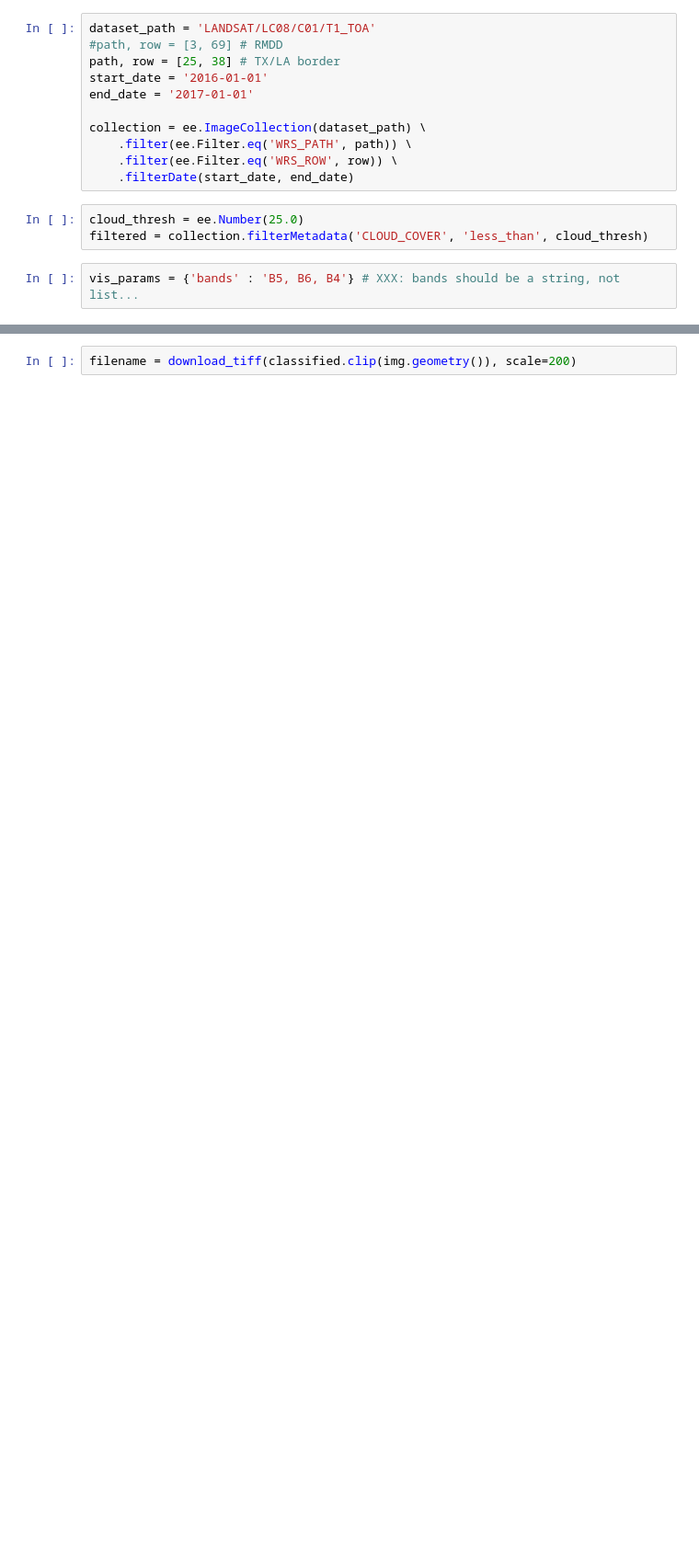
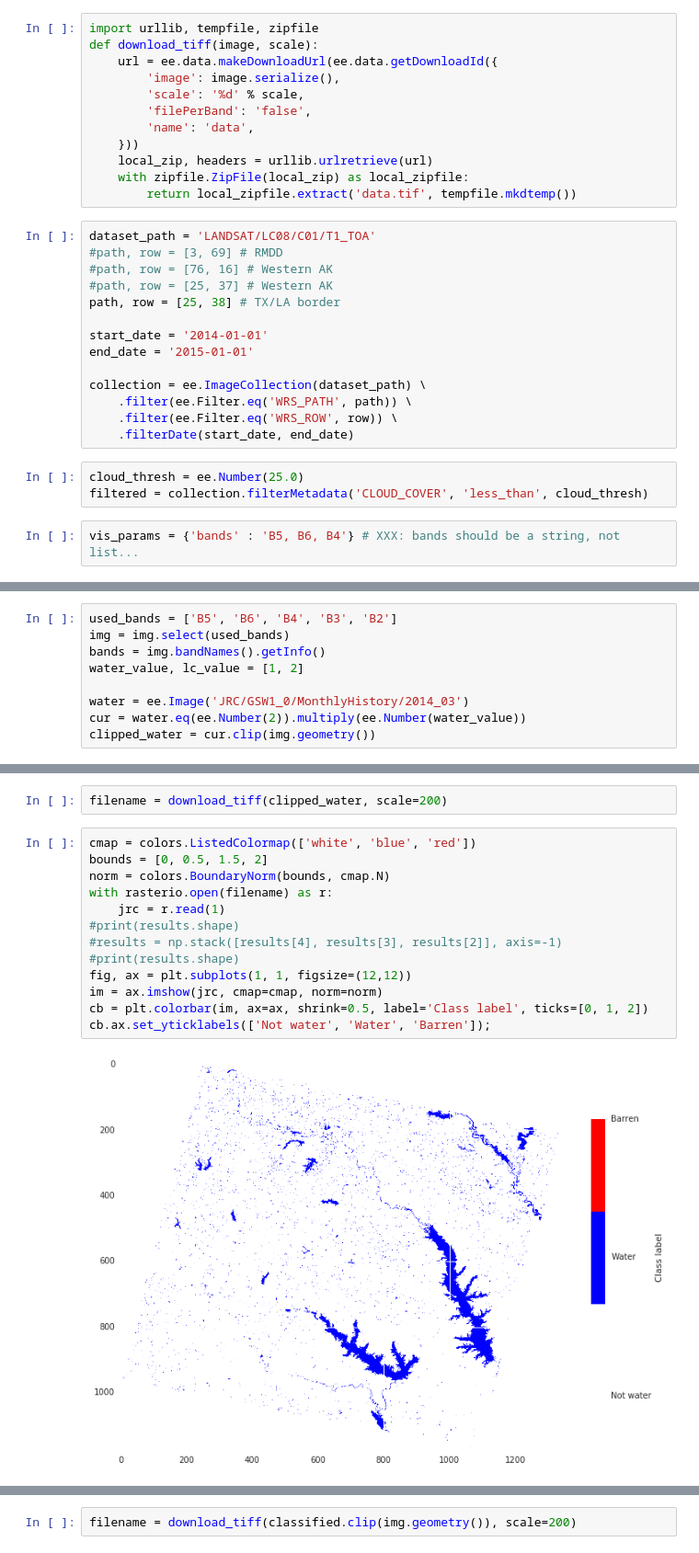
Before and after one commit to nongroup-lanl/ee-notebooks, a Jupyter notebook: ee-sandbox.ipynb, the cells around one changed output, grey strips where cells are left out. Shown at 92% size. Saved outputs shown, nothing was run; the diff lists cells and outputs as text; blank space fills up the shorter version.

Commit message:
Add additional visualisations and new test cases

```diff
--- a/ee-sandbox.ipynb
+++ b/ee-sandbox.ipynb
@@ -9,12 +9,27 @@ import matplotlib.pyplot as plt
 from matplotlib import colors
 # %%
 ee.Initialize()
+# %%
+import urllib, tempfile, zipfile
+def download_tiff(image, scale):
+    url = ee.data.makeDownloadUrl(ee.data.getDownloadId({
+        'image': image.serialize(),
+        'scale': '%d' % scale,
+        'filePerBand': 'false',
+        'name': 'data',
+    }))
+    local_zip, headers = urllib.urlretrieve(url)
+    with zipfile.ZipFile(local_zip) as local_zipfile:
+        return local_zipfile.extract('data.tif', tempfile.mkdtemp())
 # %%
 dataset_path = 'LANDSAT/LC08/C01/T1_TOA'
 #path, row = [3, 69] # RMDD
+#path, row = [76, 16] # Western AK
+#path, row = [25, 37] # Western AK
 path, row = [25, 38] # TX/LA border
-start_date = '2016-01-01'
-end_date = '2017-01-01'
+
+start_date = '2014-01-01'
+end_date = '2015-01-01'
 
 collection = ee.ImageCollection(dataset_path) \
     .filter(ee.Filter.eq('WRS_PATH', path)) \
@@ -44,0 +55,9 @@ bands = stacked.bandNames().getInfo()
+# %%
+used_bands = ['B5', 'B6', 'B4', 'B3', 'B2']
+img = img.select(used_bands)
+bands = img.bandNames().getInfo()
+water_value, lc_value = [1, 2]
+
+water = ee.Image('JRC/GSW1_0/MonthlyHistory/2014_03')
+cur = water.eq(ee.Number(2)).multiply(ee.Number(water_value))
+clipped_water = cur.clip(img.geometry())
@@ -45,3 +76,20 @@ bands = stacked.bandNames().getInfo()
+# %%
+filename = download_tiff(clipped_water, scale=200)
+# %%
+cmap = colors.ListedColormap(['white', 'blue', 'red'])
+bounds = [0, 0.5, 1.5, 2]
+norm = colors.BoundaryNorm(bounds, cmap.N)
+with rasterio.open(filename) as r:
+    jrc = r.read(1)
+#print(results.shape)
+#results = np.stack([results[4], results[3], results[2]], axis=-1)
+#print(results.shape)
+fig, ax = plt.subplots(1, 1, figsize=(12,12))
+im = ax.imshow(jrc, cmap=cmap, norm=norm)
+cb = plt.colorbar(im, ax=ax, shrink=0.5, label='Class label', ticks=[0, 1, 2])
+cb.ax.set_yticklabels(['Not water', 'Water', 'Barren']);
+# %% [output]
+[figure, added]
 # %%
 print(bands)
 # %% [output]
```
Also changed, not shown: parts of 18 cells of this notebook.
